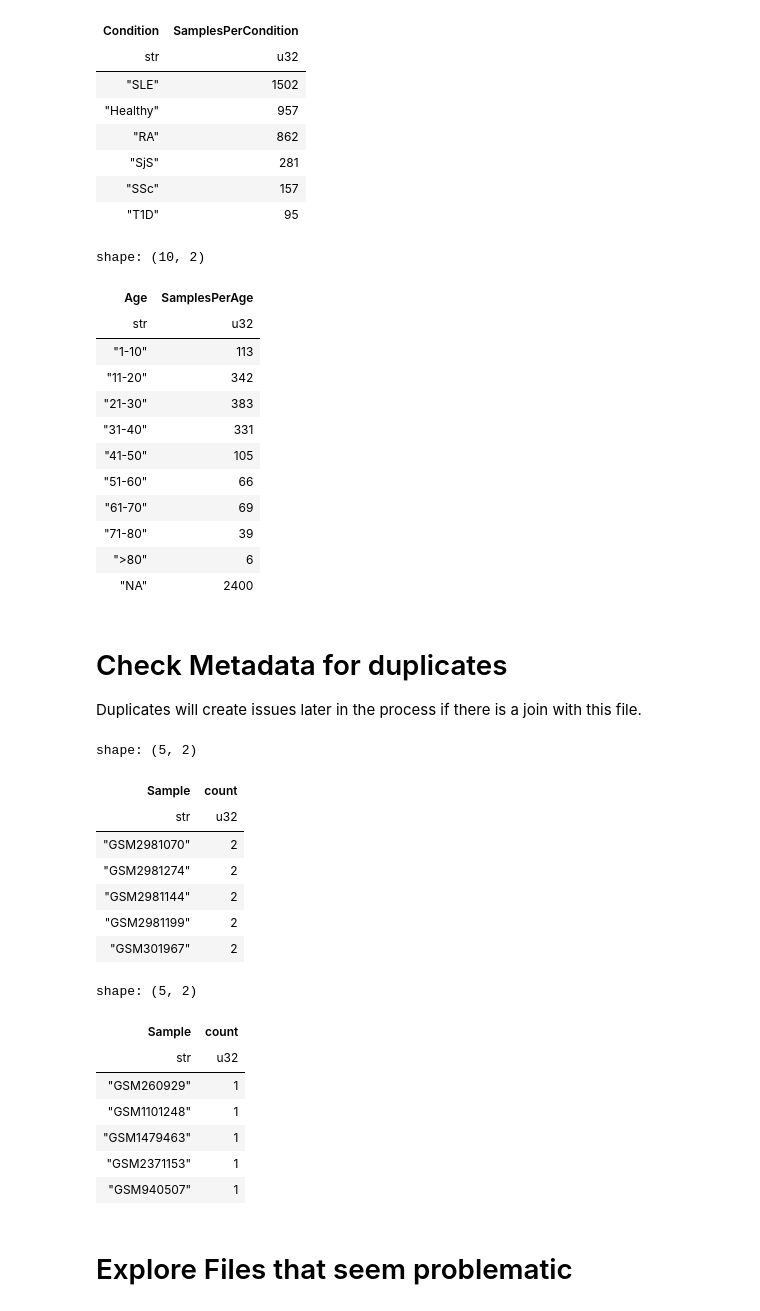
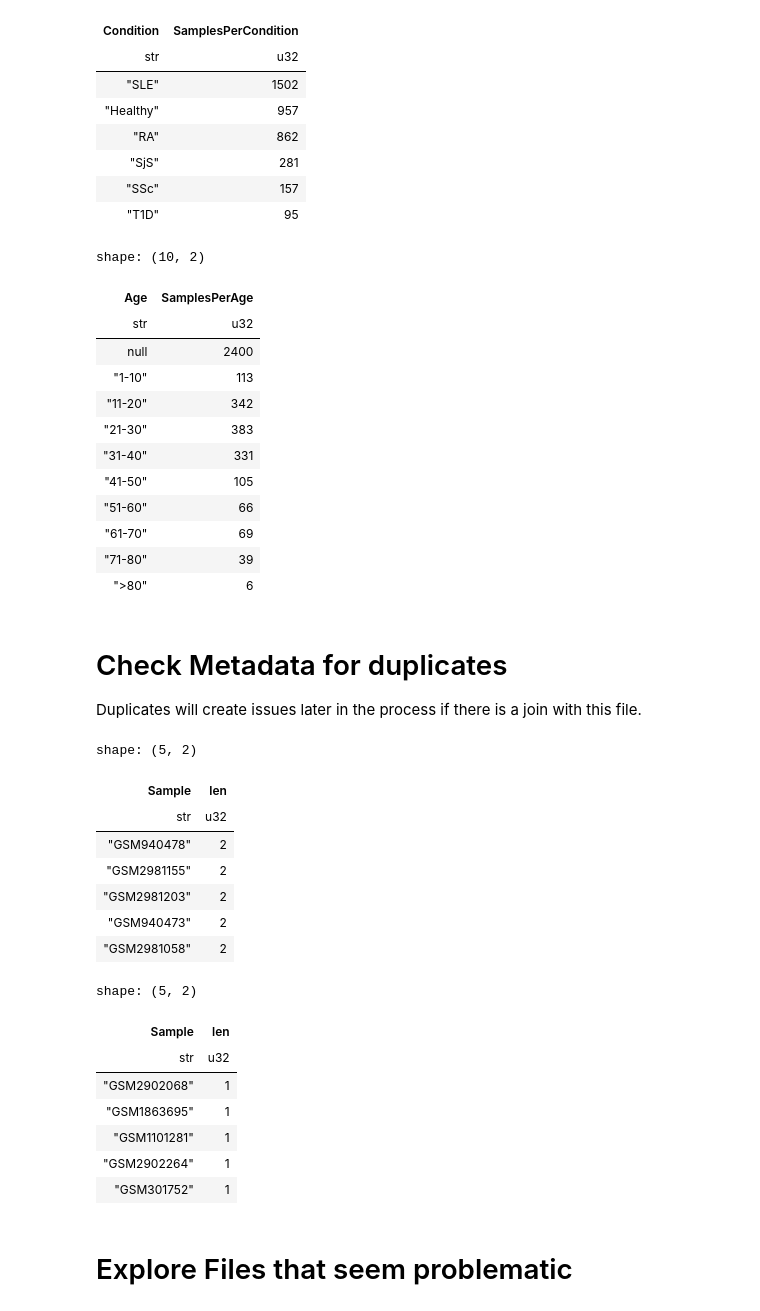
Before and after one commit to thelgis/applied-bioinformatics-thesis, a Jupyter notebook: notebooks/2_Exploratory_Analysis.ipynb, the cells around one changed output. Saved outputs shown, nothing was run; the diff lists cells and outputs as text; code cells hidden in the pictures.

```diff
--- a/notebooks/2_Exploratory_Analysis.ipynb
+++ b/notebooks/2_Exploratory_Analysis.ipynb
@@ -20,7 +20,7 @@ sjs_data = load_data_per_condition(Condition.SjS, files_path)
 # %% [markdown]
 # Explore Metadata
 # %%
-metadata_df = pl.read_csv("../data/adex-database/metadata.tsv", separator="\t")
+metadata_df = pl.read_csv("../data/adex-database/metadata.csv")
 metadata_df.shape
 # %% [output]
 (3980, 10)
@@ -109,6 +109,7 @@ metadata_df.group_by("Age").agg(pl.struct(["Sample"]).n_unique().alias('SamplesP
 shape: (10, 2)
 | Age | SamplesPerAge |
 | str | u32 |
+| null | 2400 |
 | "1-10" | 113 |
 | "11-20" | 342 |
 | "21-30" | 383 |
@@ -118,34 +119,33 @@ shape: (10, 2)
 | "61-70" | 69 |
 | "71-80" | 39 |
 | ">80" | 6 |
-| "NA" | 2400 |
 # %% [markdown]
 # Check Metadata for duplicates
 
 Duplicates will create issues later in the process if there is a join with this file.
 # %%
-metadata_df.group_by("Sample").count().filter(pl.col("count") > 1).sort("count", descending=True).head()
+metadata_df.group_by("Sample").len().filter(pl.col("len") > 1).sort("len", descending=True).head()
 # %% [output]
 shape: (5, 2)
-| Sample | count |
+| Sample | len |
 | str | u32 |
-| "GSM2981070" | 2 |
-| "GSM2981274" | 2 |
-| "GSM2981144" | 2 |
-| "GSM2981199" | 2 |
-| "GSM301967" | 2 |
+| "GSM940478" | 2 |
+| "GSM2981155" | 2 |
+| "GSM2981203" | 2 |
+| "GSM940473" | 2 |
+| "GSM2981058" | 2 |
 # %%
 # Check removing duplicates
-metadata_df.unique(subset=["Sample"]).group_by("Sample").count().sort("count", descending=True).head()
+metadata_df.unique(subset=["Sample"]).group_by("Sample").len().sort("len", descending=True).head()
 # %% [output]
 shape: (5, 2)
-| Sample | count |
+| Sample | len |
 | str | u32 |
-| "GSM260929" | 1 |
-| "GSM1101248" | 1 |
-| "GSM1479463" | 1 |
-| "GSM2371153" | 1 |
-| "GSM940507" | 1 |
+| "GSM2902068" | 1 |
+| "GSM1863695" | 1 |
+| "GSM1101281" | 1 |
+| "GSM2902264" | 1 |
+| "GSM301752" | 1 |
 # %% [markdown]
 # Explore Files that seem problematic
 # %% [markdown]
```
Also changed, not shown: parts of 11 cells of this notebook, 5 other files.
